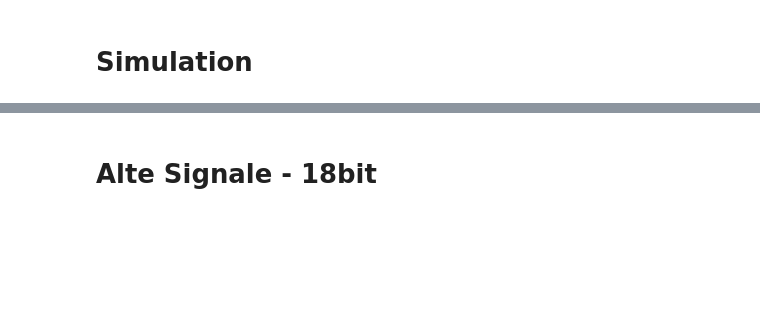
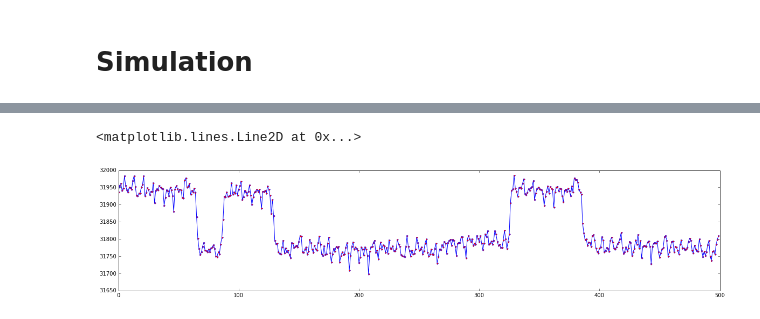
Before and after one commit to t--wagner/pycounting, a Jupyter notebook: counting.ipynb, the cells around one changed output, grey strips where cells are left out. Cells and saved outputs as stored; diff of their text form; code cells hidden in the pictures; blank space fills up the shorter version.

```diff
--- a/counting.ipynb
+++ b/counting.ipynb
@@ -205,3 +134,6 @@ trace = pyc.Trace(path, 'ushort')
 # %%
 fig = plt.figure(figsize=(20, 4))
-trace.plot(0, 10e3)
+trace.plot(0, 0.5e3, marker='.', mfc='r')
+# %% [output]
+<matplotlib.lines.Line2D at 0x...>
+[figure, added]
@@ -241,2 +139,0 @@ ax.legend()
-# %% [markdown]
-# Alte Signale - 18bit
```
Also changed, not shown: parts of 29 cells of this notebook, 1 other file.
